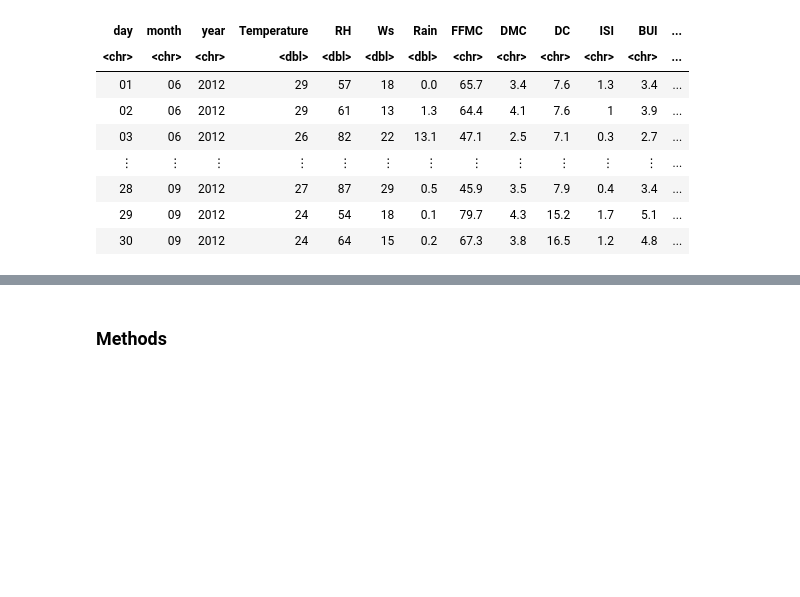
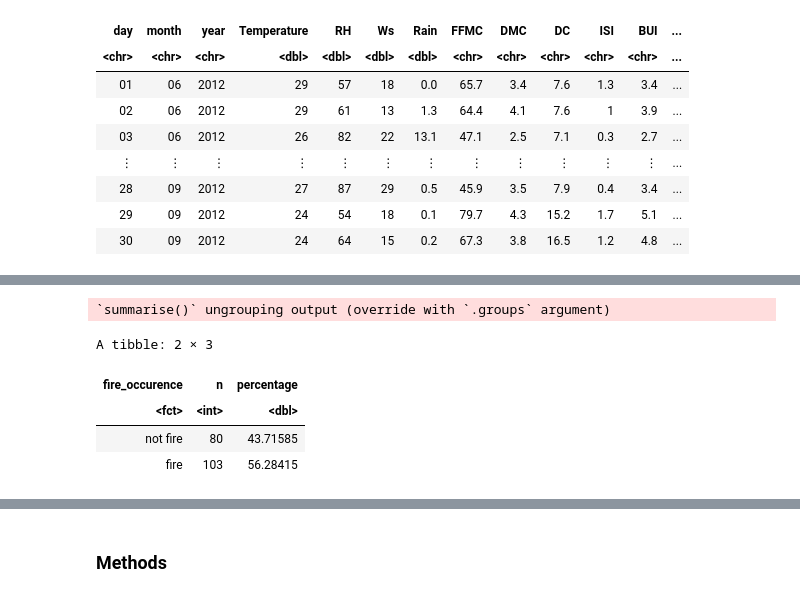
Before and after one commit to alexpiarkouski/Fire-Prediction, a Jupyter notebook: group_proposal.ipynb, the cells around one changed output, grey strips where cells are left out. Drawn from its saved outputs; the diff is of its cells as text; code cells hidden in the pictures; blank space fills up the shorter version.

```diff
--- a/group_proposal.ipynb
+++ b/group_proposal.ipynb
@@ -90,0 +136,17 @@ A tibble: 243 × 6
+# %%
+#Summarizing the data in a table
+#Checking to see if the number of observations for each whether a fire occured or not is similar, otherwise the model won't be properly trained
+
+observations_classes <- fire_train %>%
+    select(fire_occurence) %>%
+    group_by(fire_occurence) %>%
+    summarize(n = n(),
+            percentage = n() / nrow(fire_train) * 100)
+observations_classes
+# %% [output]
+`summarise()` ungrouping output (override with `.groups` argument)
+A tibble: 2 × 3
+| fire_occurence | n | percentage |
+| <fct> | <int> | <dbl> |
+| not fire | 80 | 43.71585 |
+| fire | 103 | 56.28415 |
```
Also changed, not shown: parts of 10 cells of this notebook.
